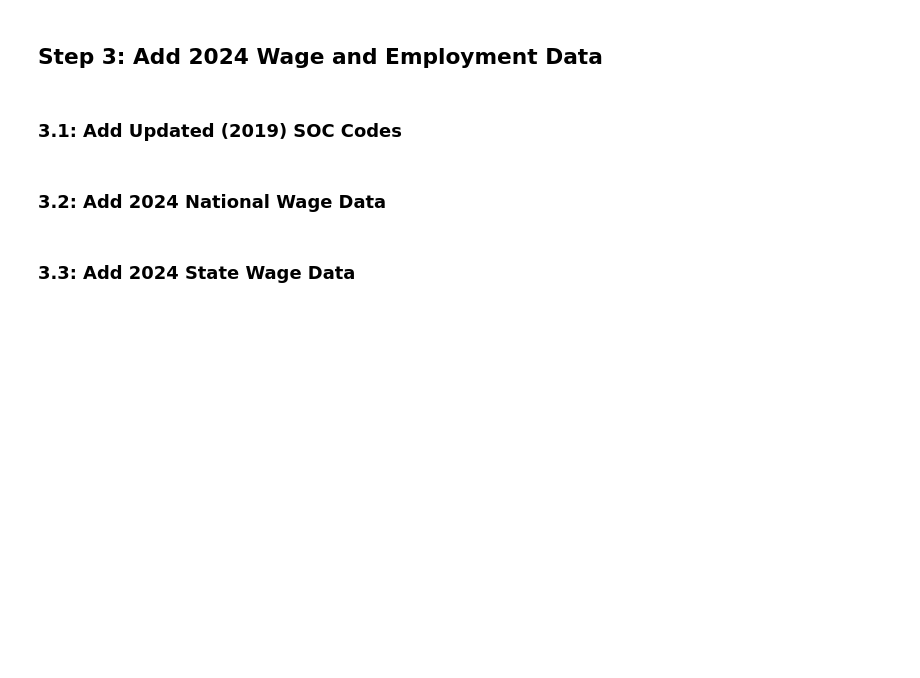
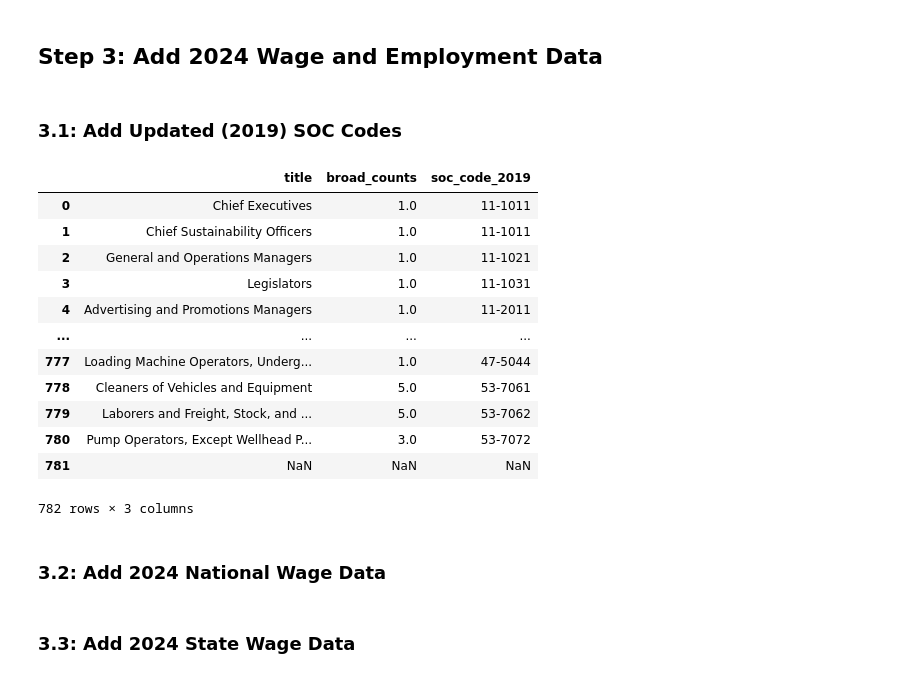
Before and after one commit to theodorewright11/aei_data_analysis, a Jupyter notebook: scripts/data_merge.ipynb, the cells around one changed output. Drawn from its saved outputs; the diff is of its cells as text; code cells hidden in the pictures; blank space fills up the shorter version.

```diff
--- a/scripts/data_merge.ipynb
+++ b/scripts/data_merge.ipynb
@@ -130,8 +130,9 @@ if save_files_each_step:
 # %%
-def add_soc_structure(pct_onet_tasks_df, soc_structure_df) -> pd.DataFrame:
+def add_soc_structure(pct_onet_tasks_df, soc_structure_df, detailed_occ_2010) -> pd.DataFrame:
     """
     Description:
         This loads in the previous DataFrame and adds major occupational categories to each row based on the soc structure data
+        It also creates a column counting how many detailed occupations are in each broad category
         See documentation for more details.
 
     Args:
@@ -149,25 +150,49 @@ def add_soc_structure(pct_onet_tasks_df, soc_structure_df) -> pd.DataFrame:
 
     # Create new df and columns for merging
     pct_onet_tasks_df["major_group_code"] = pct_onet_tasks_df["soc_code_2010"].str[:2]
-    soc_structure_df = soc_structure_df.dropna(subset=['Major Group']).copy()
-    soc_structure_df["major_group_code"] = soc_structure_df["Major Group"].str[:2]
-
+    soc_structure_major_df = soc_structure_df.dropna(subset=['Major Group']).copy()
+    soc_structure_major_df["major_group_code"] = soc_structure_major_df["Major Group"].str[:2]
 
     # Merge dfs
     merged = pct_onet_tasks_df.merge(
-        soc_structure_df[['major_group_code', 'major_occ_category']],
+        soc_structure_major_df[['major_group_code', 'major_occ_category']],
         on='major_group_code',
         how='left'
     )
 
-    # Drop unnecessary columns
-    merged.drop(columns=["major_group_code"], inplace=True)
+    # Create broad counts
+
+    # Derive 6-digit soc (drop decimals like .03)
+    detailed_occ_2010["soc6"] = detailed_occ_2010["O*NET-SOC 2010 Code"].str[:7]
+
+    # Derive broad code (replace last digit with 0 → e.g. 11-1011 → 11-1010)
+    detailed_occ_2010["broad_code"] = detailed_occ_2010["soc6"].str.replace(r"(\d)$", "0", regex=True)
+
+    # Count unique detailed codes per broad
+    broad_counts_map = (
+        detailed_occ_2010.groupby("broad_code")["soc6"]
+            .nunique()
+            .astype("Int64")
+            .to_dict()
+    )
+
+    # Derive broad code from each row's SOC 2010 (e.g., 11-1011.03 -> 11-1010)
+    merged["broad_occ_code"] = (
+        merged["soc_code_2010"].astype(str).str[:7].str.replace(r"(\d)$", "0", regex=True)
+    )
+
+    # Map counts
+    merged["broad_counts"] = merged["broad_occ_code"].map(broad_counts_map)
+
+    # Cleanup helpers
+    merged.drop(columns=["broad_occ_code", "major_group_code"], inplace=True)
 
     return merged.reset_index(drop=True)
 
 
 soc_structure_df = pd.read_csv("../data/soc_structure_2019.csv")
-pct_tasks_soc_structure_df = add_soc_structure(pct_onet_tasks_df, soc_structure_df)
+detailed_occ_2010 = pd.read_csv("../data/detailed_occ_2010.csv")
+pct_tasks_soc_structure_df = add_soc_structure(pct_onet_tasks_df, soc_structure_df, detailed_occ_2010)
 
 if save_files_each_step:
     pct_tasks_soc_structure_df.to_csv("../merged_data_files/pct_tasks_soc_structure.csv", index=False)
@@ -190,34 +239,50 @@ def add_updated_soc_code(pct_tasks_soc_structure_df, soc_crosswalk_df) -> pd.Dat
     Returns:
         pd.DataFrame: DataFrame with an added 'soc_code_2019' column.
     """
 
     # Rename columns
     soc_crosswalk_df = soc_crosswalk_df.rename(
         columns={
             "O*NET-SOC 2010 Title": "title",
             "O*NET-SOC 2019 Code": "onet_soc_code_2019"
         }
     )
 
     soc_crosswalk_df['soc_code_2019'] = soc_crosswalk_df['onet_soc_code_2019'].str[:7]
 
     # Get unique titles from rolling DataFrame
-    titles_df = pct_tasks_soc_structure_df[["title"]].drop_duplicates()
+    titles_df = pct_tasks_soc_structure_df[["title", "broad_counts"]].drop_duplicates(subset=["title"])
 
     # Merge to attach 2019 SOC codes
     merged = titles_df.merge(
         soc_crosswalk_df[["title", "soc_code_2019"]],
         on="title",
         how="left"
     )
 
     return merged
 
 soc_crosswalk_df = pd.read_csv("../data/2010_to_2019_soc_crosswalk.csv")
 title_and_2019_soc_df = add_updated_soc_code(pct_tasks_soc_structure_df, soc_crosswalk_df)
 
 if save_files_each_step:
     title_and_2019_soc_df.to_csv("../merged_data_files/title_and_2019_soc.csv", index=False)
+
+title_and_2019_soc_df
+# %% [output]
+|  | title | broad_counts | soc_code_2019 |
+| 0 | Chief Executives | 1.0 | 11-1011 |
+| 1 | Chief Sustainability Officers | 1.0 | 11-1011 |
+| 2 | General and Operations Managers | 1.0 | 11-1021 |
+| 3 | Legislators | 1.0 | 11-1031 |
+| 4 | Advertising and Promotions Managers | 1.0 | 11-2011 |
+| ... | ... | ... | ... |
+| 777 | Loading Machine Operators, Underg... | 1.0 | 47-5044 |
+| 778 | Cleaners of Vehicles and Equipment | 5.0 | 53-7061 |
+| 779 | Laborers and Freight, Stock, and ... | 5.0 | 53-7062 |
+| 780 | Pump Operators, Except Wellhead P... | 3.0 | 53-7072 |
+| 781 | NaN | NaN | NaN |
+782 rows × 3 columns
 # %% [markdown]
 ### 3.2: Add 2024 National Wage Data
 # %%
```
Also changed, not shown: parts of 14 cells of this notebook, 4 other files.
